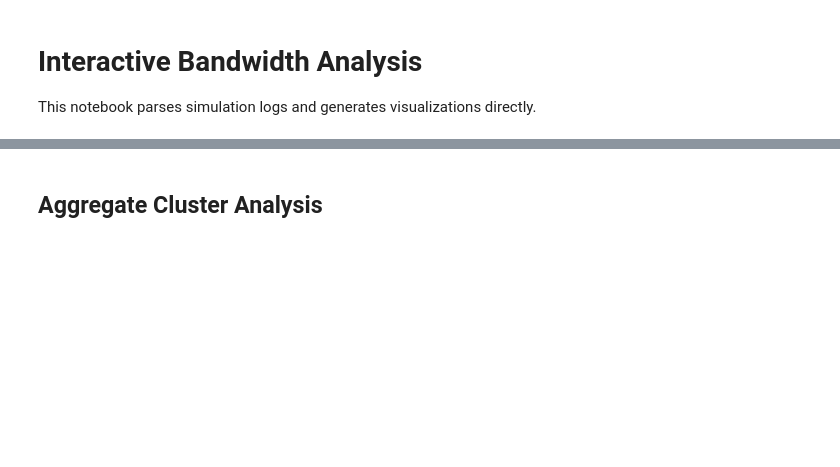
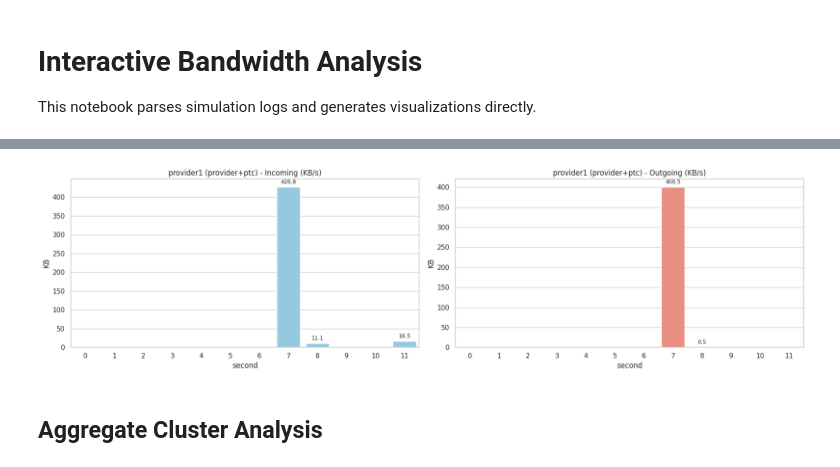
Before and after one commit to kamilsa/blobsim, a Jupyter notebook: Analysis.ipynb, the cells around one changed output, grey strips where cells are left out. Saved outputs shown, nothing was run; the diff lists cells and outputs as text; code cells hidden in the pictures; blank space fills up the shorter version.

```diff
--- a/Analysis.ipynb
+++ b/Analysis.ipynb
@@ -80,4 +178,6 @@ Provider nodes download the full execution payload.
 # %%
-plot_per_second("provider", "provider1")
+plot_per_second("provider1")
+# %% [output]
+[figure, added]
 # %% [markdown]
 ## Aggregate Cluster Analysis
```
Also changed, not shown: parts of 12 cells of this notebook, 1 other file.
